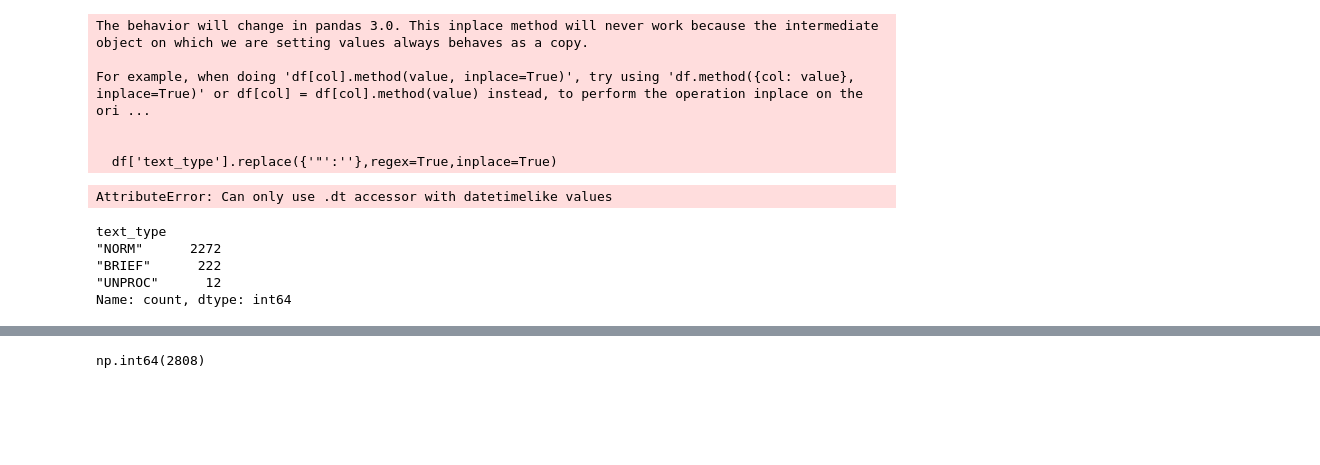
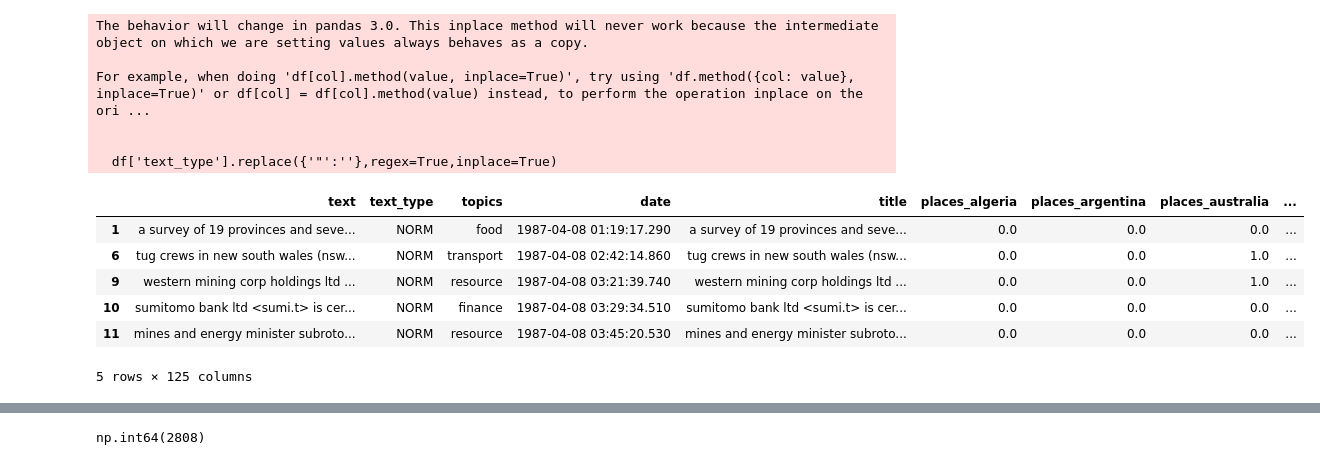
Before and after one commit to Bratpfannengamer/Reuters, a Jupyter notebook: notebook.ipynb, the cells around one changed output, grey strips where cells are left out. Drawn from its saved outputs; the diff is of its cells as text; code cells hidden in the pictures; blank space fills up the shorter version.

```diff
--- a/notebook.ipynb
+++ b/notebook.ipynb
@@ -160,15 +160,36 @@ For example, when doing 'df[col].method(value, inplace=True)', try using 'df.met
 
 
   df['text_type'].replace({'"':''},regex=True,inplace=True)
-# %%
-df['date'].dt.day
-# %% [output]
-AttributeError: Can only use .dt accessor with datetimelike values
-# %%
-df['text_type'].value_counts()
-# %% [output]
-text_type
-"NORM"      2272
-"BRIEF"      222
-"UNPROC"      12
-Name: count, dtype: int64
+# %%
+# Die Zeichenkette in ein Datum konvertieren
+df['date'] = pd.to_datetime(df['date'])
+# %%
+# Monat extrahieren
+df['month'] = df['date'].dt.month
+
+# Woche extrahieren (altes Verhalten, ab Pandas 1.1.0 ist isocalendar().week empfohlen)
+df['day_month'] = df['date'].dt.day
+
+# Tag extrahieren
+df['day_year'] = df['date'].dt.day_of_year
+
+# Wochentag extrahieren (Montag=0, Sonntag=6)
+df['weekday'] = df['date'].dt.day_name('en')
+
+df['quarter_year'] = df['date'].dt.quarter
+# %%
+df=pd.get_dummies(df, columns=['weekday'])
+weekdays=['weekday_Monday','weekday_Tuesday','weekday_Wednesday','weekday_Thursday','weekday_Friday','weekday_Saturday','weekday_Sunday']
+for weekday in weekdays:
+    if not weekday in df.columns:
+        df[weekday]=False
+# %%
+df.head()
+# %% [output]
+|  | text | text_type | topics | date | title | places_algeria | places_argentina | places_australia | ... |
+| 1 | a survey of 19 provinces and seve... | NORM | food | 1987-04-08 01:19:17.290 | a survey of 19 provinces and seve... | 0.0 | 0.0 | 0.0 | ... |
+| 6 | tug crews in new south wales (nsw... | NORM | transport | 1987-04-08 02:42:14.860 | tug crews in new south wales (nsw... | 0.0 | 0.0 | 1.0 | ... |
+| 9 | western mining corp holdings ltd ... | NORM | resource | 1987-04-08 03:21:39.740 | western mining corp holdings ltd ... | 0.0 | 0.0 | 1.0 | ... |
+| 10 | sumitomo bank ltd <sumi.t> is cer... | NORM | finance | 1987-04-08 03:29:34.510 | sumitomo bank ltd <sumi.t> is cer... | 0.0 | 0.0 | 0.0 | ... |
+| 11 | mines and energy minister subroto... | NORM | resource | 1987-04-08 03:45:20.530 | mines and energy minister subroto... | 0.0 | 0.0 | 0.0 | ... |
+5 rows × 125 columns
```
Also changed, not shown: parts of 2 cells of this notebook.
